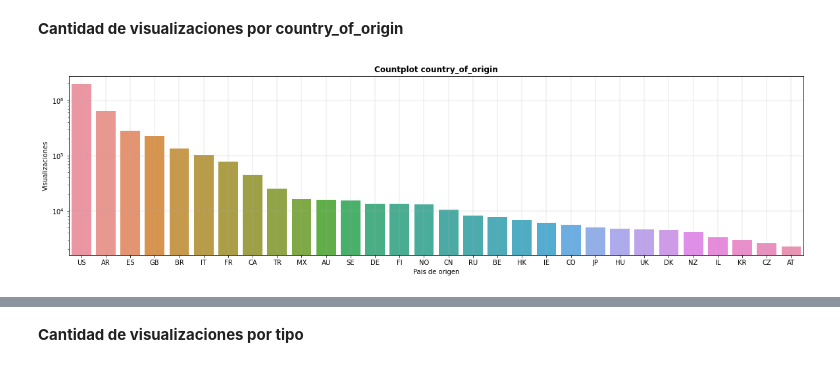
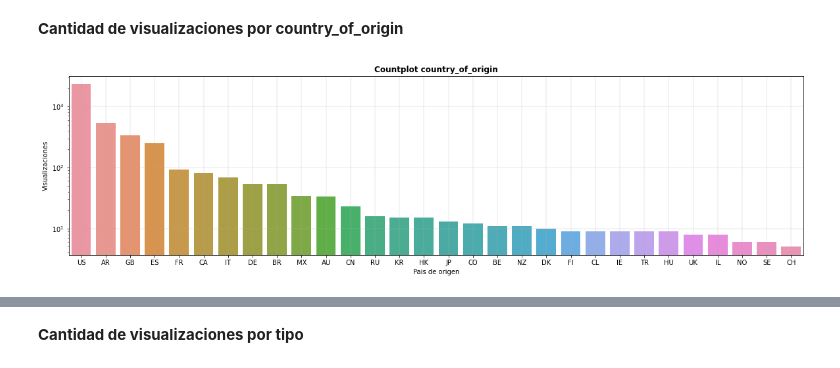
Before and after one commit to ivanjavierparra/Data-Science-Sprint-3, a Jupyter notebook: Entrega_3.ipynb, the cells around one changed output, grey strips where cells are left out. Saved outputs shown, nothing was run; the diff lists cells and outputs as text; code cells hidden in the pictures.

Commit message:
fix grafico country_of_origin

```diff
--- a/Entrega_3.ipynb
+++ b/Entrega_3.ipynb
@@ -503,16 +503,19 @@ Name: device_type, dtype: int64
 <i>La mayor parte de las reproducciones son desde el decodificador de flow (STB)</i>
 # %% [markdown]
 <b>Cantidad de visualizaciones por country_of_origin</b>
+# %%
+df_country = df.groupby(['content_id','country_of_origin'])['asset_id'].size().reset_index()
+df_country = df_country.drop_duplicates(subset=['content_id', 'country_of_origin'], keep='last')
 # %%
 plt.figure(figsize=(20, 5))
-ax = sns.countplot(data=df, x='country_of_origin', order=df['country_of_origin'].value_counts().iloc[:30].index)
+ax = sns.countplot(data=df_country, x='country_of_origin', order=df_country['country_of_origin'].value_counts().iloc[:30].index)
 # for container in ax.containers:
   #  ax.bar_label(container)
 plt.xlabel('Pais de origen')
 plt.ylabel('Visualizaciones')
 ax.set(yscale="log")
 plt.grid(linewidth=0.3)
 plt.title('Countplot country_of_origin', fontdict={'fontsize': 12,'fontweight':'bold'})
 plt.show()
 # %% [output]
-[figure, old version]
+[figure, new version]
```
Also changed, not shown: parts of 10 cells of this notebook.
